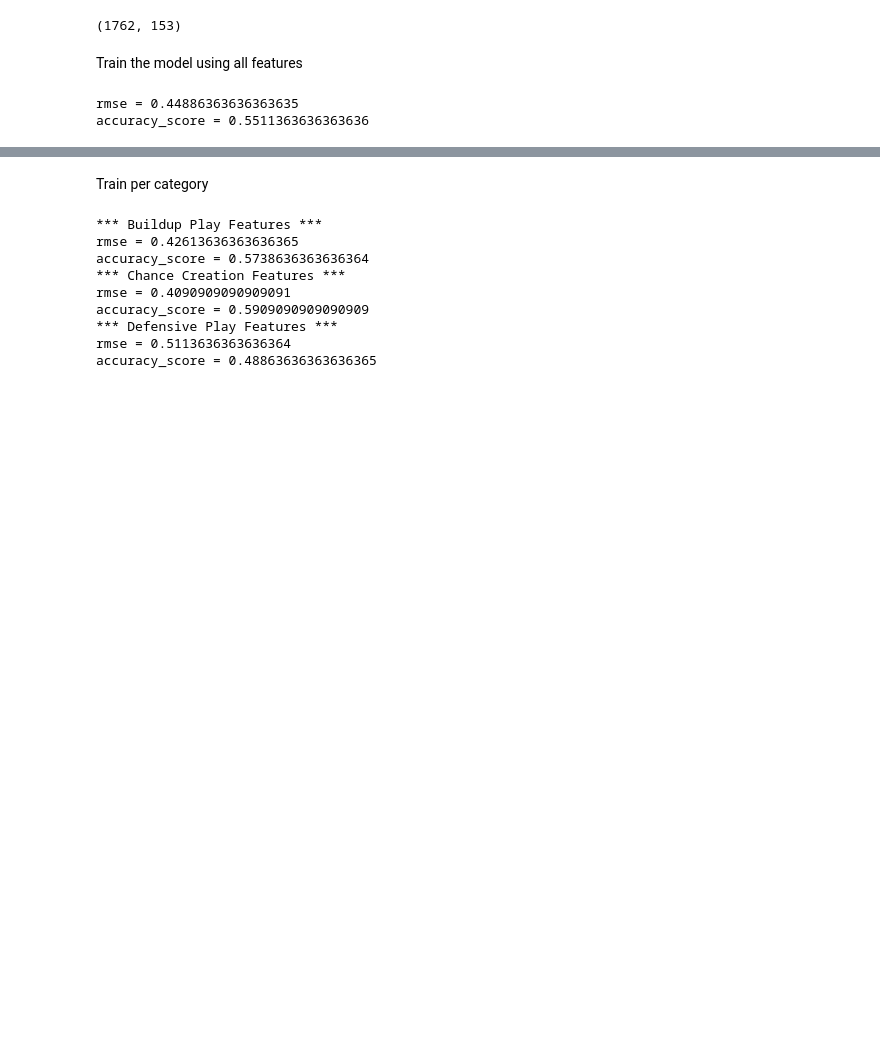
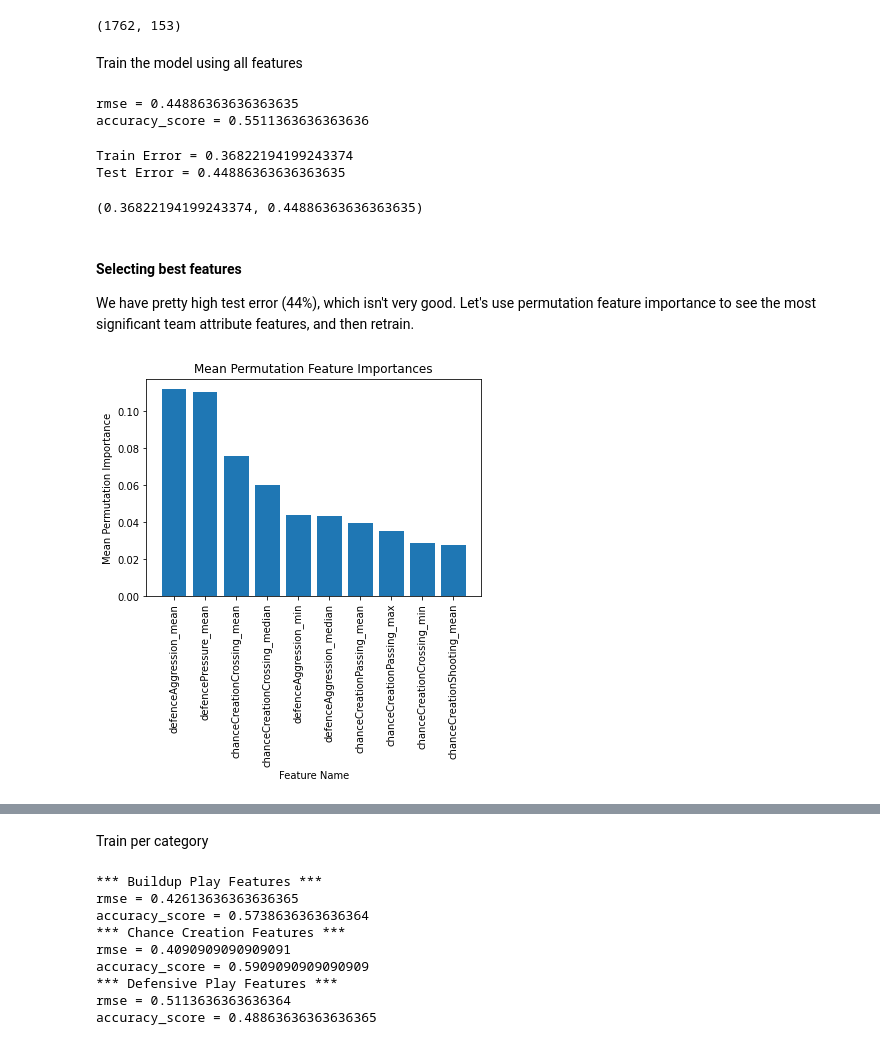
Before and after one commit to XanderYoon/ML_Soccer_Predictions, a Jupyter notebook: logistic_regression.ipynb, the cells around one changed output, grey strips where cells are left out. Drawn from its saved outputs; the diff is of its cells as text; code cells hidden in the pictures; blank space fills up the shorter version.

```diff
--- a/logistic_regression.ipynb
+++ b/logistic_regression.ipynb
@@ -318,3 +298,19 @@ attr_lr = logistic_regression(attr_data, all_attr_features_agg)
 # %% [output]
 rmse = 0.44886363636363635
 accuracy_score = 0.5511363636363636
+# %%
+# Evaluate:
+train_test_error(attr_lr, all_attr_features_agg)
+# %% [output]
+Train Error = 0.36822194199243374
+Test Error = 0.44886363636363635
+(0.36822194199243374, 0.44886363636363635)
+# %% [markdown]
+#### Selecting best features
+
+We have pretty high test error (44%), which isn't very good. Let's use permutation feature importance to see the most significant team attribute features, and then retrain.
+# %%
+sorted_attr_importances = get_sorted_importances(attr_lr, all_attr_features_agg)
+plot_sorted_importances(sorted_attr_importances)
+# %% [output]
+[figure, added]
```
Also changed, not shown: parts of 18 cells of this notebook, 2 other files.
